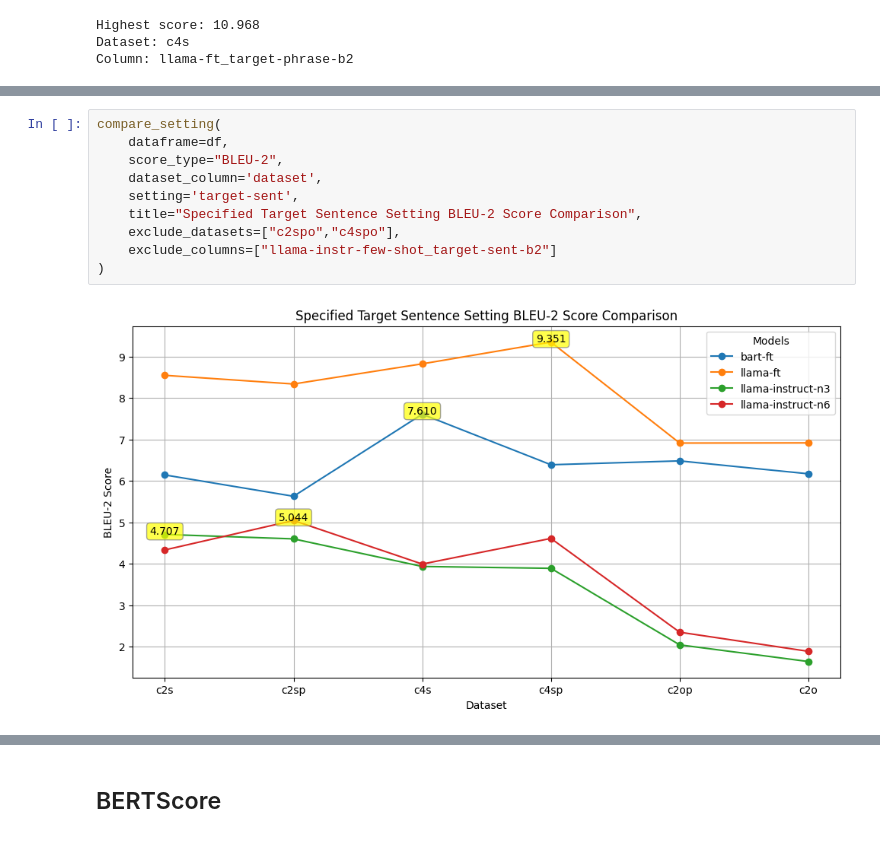
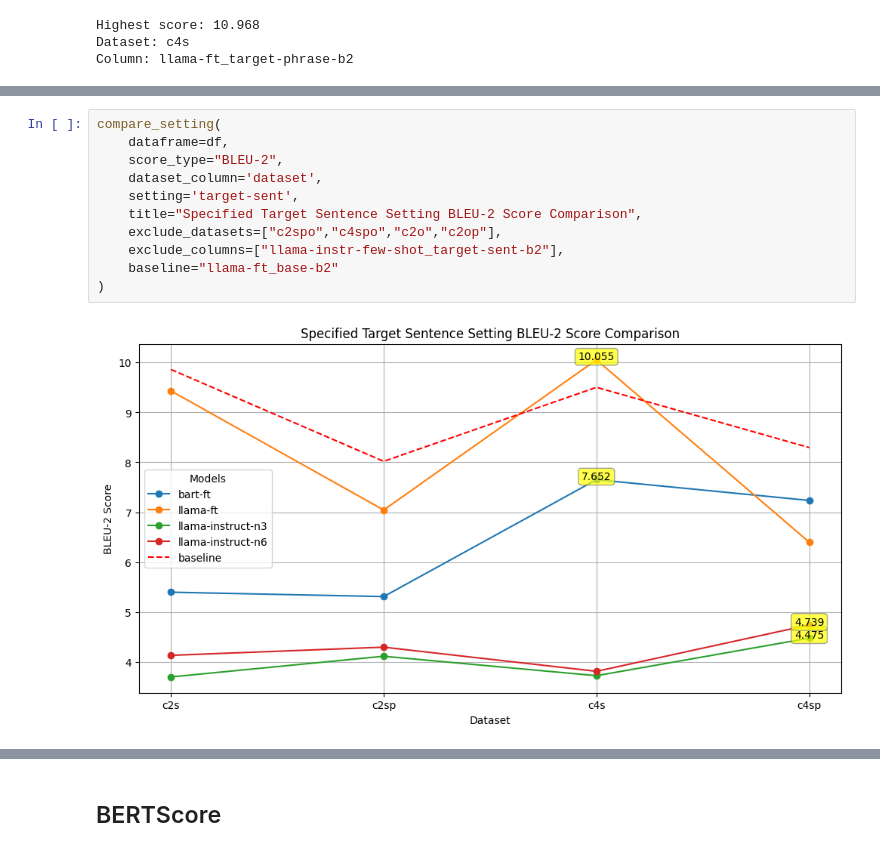
Before and after one commit to martgru/ElabSimp, a Jupyter notebook: main/05_inspect_results.ipynb, the cells around one changed output, grey strips where cells are left out. Drawn from its saved outputs; the diff is of its cells as text.

```diff
--- a/main/05_inspect_results.ipynb
+++ b/main/05_inspect_results.ipynb
@@ -187,15 +166,16 @@ compare_setting(
 # %%
 compare_setting(
     dataframe=df,
     score_type="BLEU-2",
     dataset_column='dataset',
     setting='target-sent',
     title="Specified Target Sentence Setting BLEU-2 Score Comparison",
-    exclude_datasets=["c2spo","c4spo"],
-    exclude_columns=["llama-instr-few-shot_target-sent-b2"]
+    exclude_datasets=["c2spo","c4spo","c2o","c2op"],
+    exclude_columns=["llama-instr-few-shot_target-sent-b2"],
+    baseline="llama-ft_base-b2"
 )
 # %% [output]
-[figure, old version]
+[figure, new version]
 # %%
 compare_setting(
     dataframe=df,
```
Also changed, not shown: parts of 52 cells of this notebook, 3 other files.
